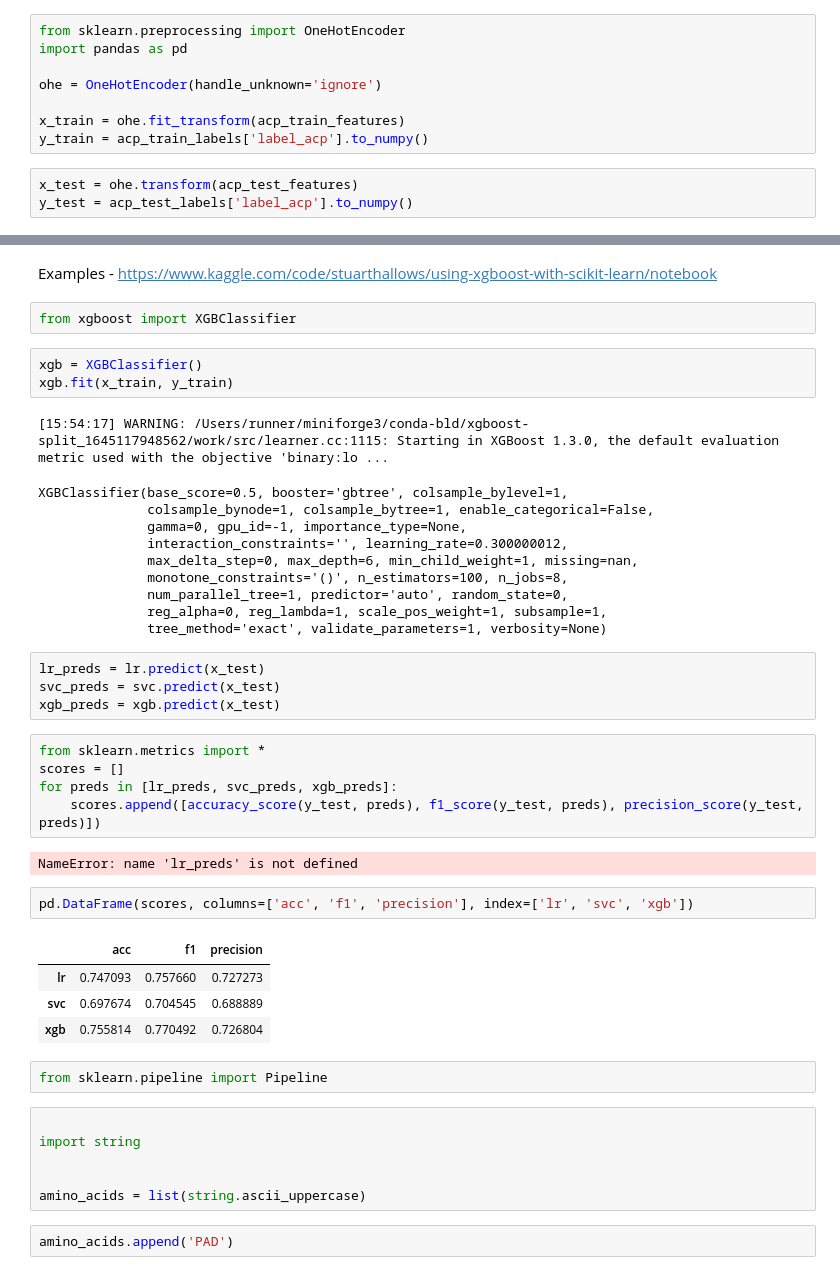
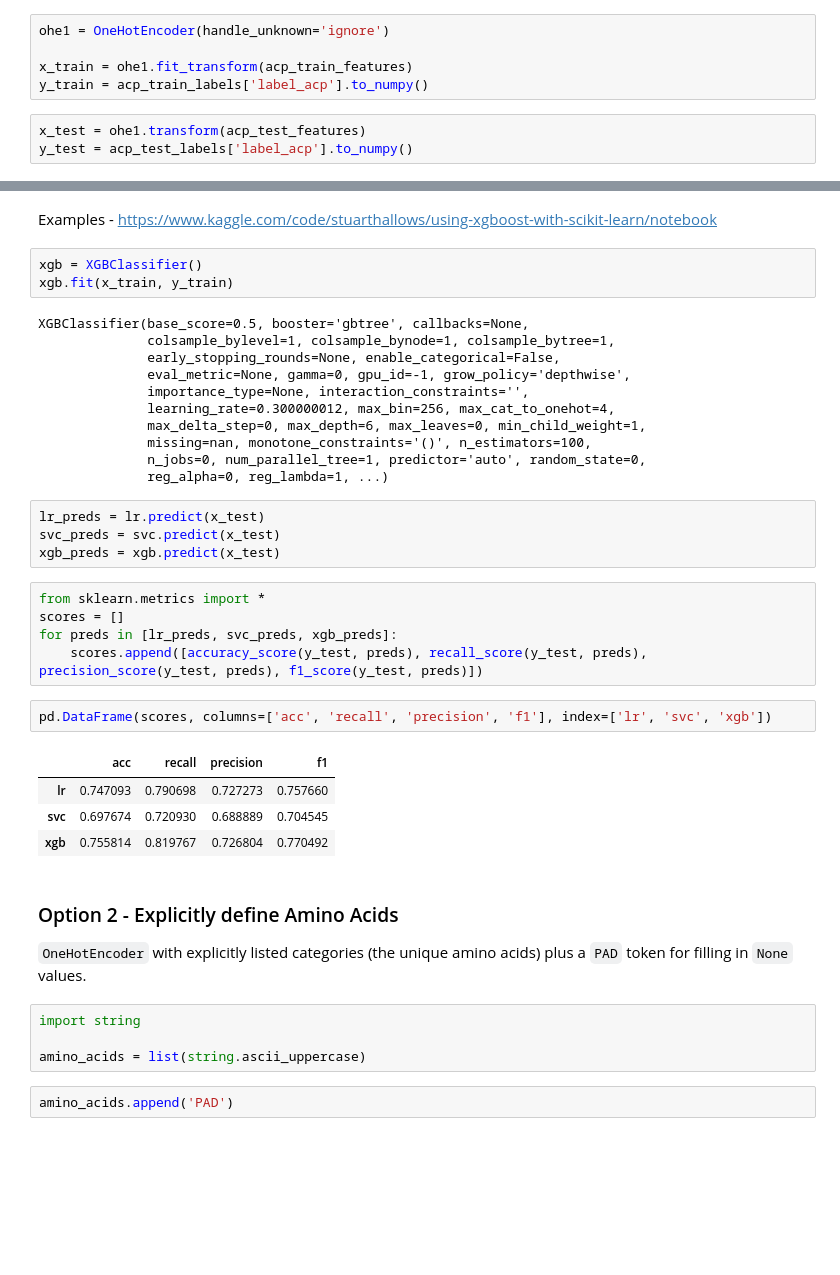
Before and after one commit to vin00d/peptide, a Jupyter notebook: 04_baseline_models.ipynb, the cells around one changed output, grey strips where cells are left out. Cells and saved outputs as stored; diff of their text form; blank space fills up the shorter version.

```diff
--- a/04_baseline_models.ipynb
+++ b/04_baseline_models.ipynb
@@ -70,15 +83,12 @@ acp_test_features
 | 343 | F | N | R | G | G | Y | N | F | G | K | ... | ... |
 344 rows × 50 columns
 # %%
-from sklearn.preprocessing import OneHotEncoder
-import pandas as pd
+ohe1 = OneHotEncoder(handle_unknown='ignore')
 
-ohe = OneHotEncoder(handle_unknown='ignore')
-
-x_train = ohe.fit_transform(acp_train_features)
+x_train = ohe1.fit_transform(acp_train_features)
 y_train = acp_train_labels['label_acp'].to_numpy()
 # %%
-x_test = ohe.transform(acp_test_features)
+x_test = ohe1.transform(acp_test_features)
 y_test = acp_test_labels['label_acp'].to_numpy()
 # %%
 x_train.shape, y_train.shape, x_test.shape, y_test.shape
@@ -102,22 +112,20 @@ LinearSVC(max_iter=10000)
 **XGBoost**
 # %% [markdown]
 Examples - https://www.kaggle.com/code/stuarthallows/using-xgboost-with-scikit-learn/notebook
-# %%
-from xgboost import XGBClassifier
 # %%
 xgb = XGBClassifier()
 xgb.fit(x_train, y_train)
 # %% [output]
-[15:54:17] WARNING: /Users/runner/miniforge3/conda-bld/xgboost-split_1645117948562/work/src/learner.cc:1115: Starting in XGBoost 1.3.0, the default evaluation metric used with the objective 'binary:lo ...
+XGBClassifier(base_score=0.5, booster='gbtree', callbacks=None,
+              colsample_bylevel=1, colsample_bynode=1, colsample_bytree=1,
+              early_stopping_rounds=None, enable_categorical=False,
+              eval_metric=None, gamma=0, gpu_id=-1, grow_policy='depthwise',
+              importance_type=None, interaction_constraints='',
+              learning_rate=0.300000012, max_bin=256, max_cat_to_onehot=4,
+              max_delta_step=0, max_depth=6, max_leaves=0, min_child_weight=1,
+              missing=nan, monotone_constraints='()', n_estimators=100,
+              n_jobs=0, num_parallel_tree=1, predictor='auto', random_state=0,
+              reg_alpha=0, reg_lambda=1, ...)
-XGBClassifier(base_score=0.5, booster='gbtree', colsample_bylevel=1,
-              colsample_bynode=1, colsample_bytree=1, enable_categorical=False,
-              gamma=0, gpu_id=-1, importance_type=None,
-              interaction_constraints='', learning_rate=0.300000012,
-              max_delta_step=0, max_depth=6, min_child_weight=1, missing=nan,
-              monotone_constraints='()', n_estimators=100, n_jobs=8,
-              num_parallel_tree=1, predictor='auto', random_state=0,
-              reg_alpha=0, reg_lambda=1, scale_pos_weight=1, subsample=1,
-              tree_method='exact', validate_parameters=1, verbosity=None)
 # %%
 lr_preds = lr.predict(x_test)
 svc_preds = svc.predict(x_test)
@@ -126,23 +134,20 @@ xgb_preds = xgb.predict(x_test)
 from sklearn.metrics import *
 scores = []
 for preds in [lr_preds, svc_preds, xgb_preds]:
-    scores.append([accuracy_score(y_test, preds), f1_score(y_test, preds), precision_score(y_test, preds)])
+    scores.append([accuracy_score(y_test, preds), recall_score(y_test, preds), precision_score(y_test, preds), f1_score(y_test, preds)])
-# %% [output]
-NameError: name 'lr_preds' is not defined
 # %%
-pd.DataFrame(scores, columns=['acc', 'f1', 'precision'], index=['lr', 'svc', 'xgb'])
+pd.DataFrame(scores, columns=['acc', 'recall', 'precision', 'f1'], index=['lr', 'svc', 'xgb'])
 # %% [output]
-|  | acc | f1 | precision |
-| lr | 0.747093 | 0.757660 | 0.727273 |
-| svc | 0.697674 | 0.704545 | 0.688889 |
-| xgb | 0.755814 | 0.770492 | 0.726804 |
+|  | acc | recall | precision | f1 |
+| lr | 0.747093 | 0.790698 | 0.727273 | 0.757660 |
+| svc | 0.697674 | 0.720930 | 0.688889 | 0.704545 |
+| xgb | 0.755814 | 0.819767 | 0.726804 | 0.770492 |
-# %%
-from sklearn.pipeline import Pipeline
+# %% [markdown]
+### Option 2 - Explicitly define Amino Acids
+`OneHotEncoder` with explicitly listed categories (the unique amino acids) plus a `PAD` token for filling in `None` values.
 # %%
-
 import string
 
-
 amino_acids = list(string.ascii_uppercase)
 # %%
 amino_acids.append('PAD')
```
Also changed, not shown: parts of 29 cells of this notebook, 3 other files.
